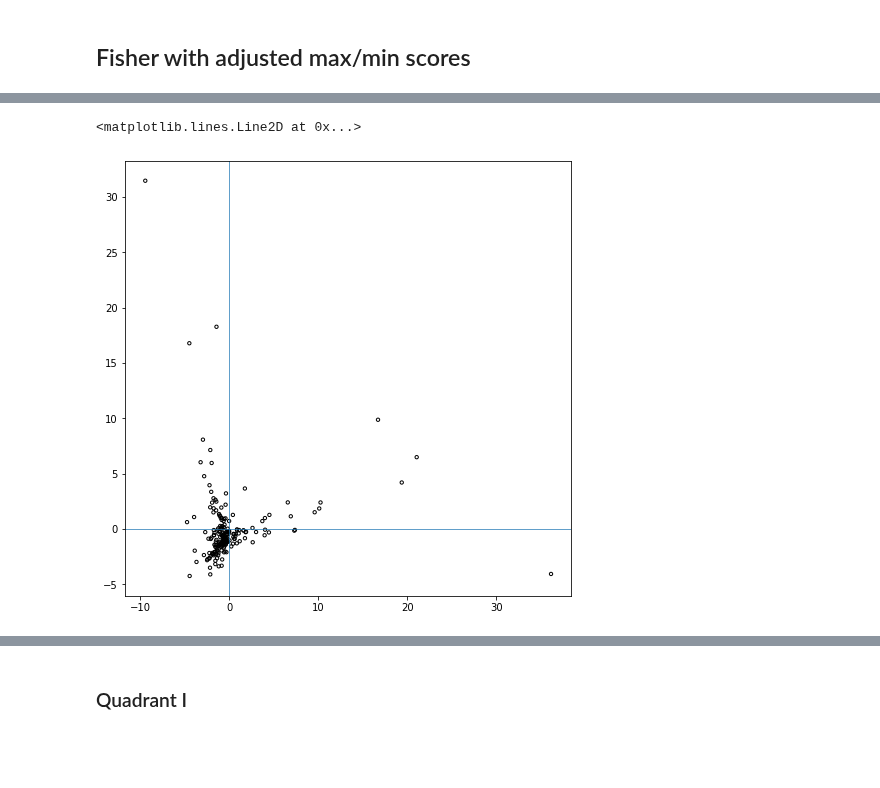
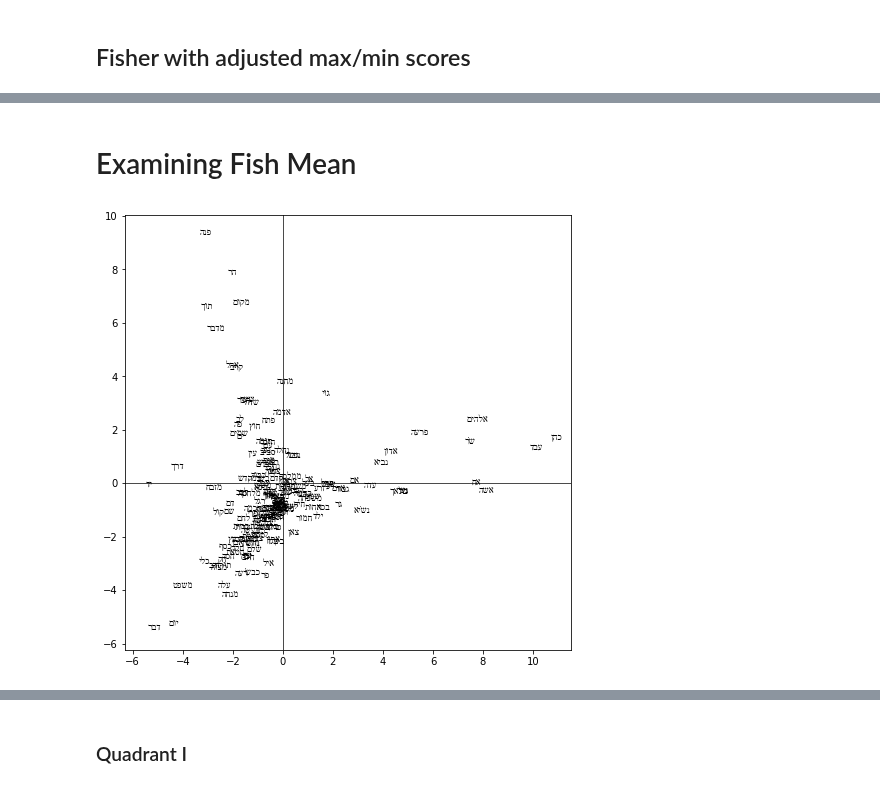
Before and after one commit to codykingham/noun_semantics, a Jupyter notebook: analysis.ipynb, the cells around one changed output, grey strips where cells are left out. Cells and saved outputs as stored; diff of their text form; code cells hidden in the pictures; blank space fills up the shorter version.

```diff
--- a/analysis.ipynb
+++ b/analysis.ipynb
@@ -629,7 +612,7 @@ Name: context_type, dtype: float64
 fig, (ax1, ax2) = plt.subplots(1, 2, figsize=(12, 5))
 
 for ax, data in zip((ax1, ax2), (context_counts, context_props)):
-    data.plot(kind='bar', ax=ax, color='lightgrey', edgecolor='black', linewidth=0.8, width=0.7)
+    data.plot(kind='bar', ax=ax, color='white', edgecolor='black', linewidth=0.8, width=0.7)
     ax.grid(axis='y')
     ax.set_axisbelow(True)
     ax.axhline(0, color='black', linewidth=0.5)
@@ -846,12 +881,12 @@ fish_mean = fisherdata.copy()
 def replace_score(score):
     if score < -2:
         return -2
-    elif score > 4:
-        return 4
+    elif score > 5:
+        return 5
     else:
         return score
 
-fish_mean = fish_mean.apply(lambda x: pd.Series(replace_score(y) for y in x), result_type='broadcast')
+fish_mean = fisherdata.apply(lambda x: pd.Series(replace_score(y) for y in x), result_type='broadcast')
 # %%
 fish_mean
 # %% [output]
@@ -928,0 +947,20 @@ loadings_df2 = loadings_df2.iloc[:2].T
+# %%
+# store PCA experiments by normalization type
+exp2pca = collections.defaultdict(dict)
+experiments = {
+    'fish_raw': fisherdata,
+    'fish_capped': fish_capped,
+    'fish_mean': fish_mean,
+}
+
+for exp_name, data in experiments.items():
+    print(exp_name)
+
+    pca_df, loadings_df = apply_pca(
+        data,
+        sample_axis=0,
+        feature_axis=1,
+        components=5
+    )
+    exp2pca[exp_name]['pca'] = pca_df.loc[:, :'PC2']
+    exp2pca[exp_name]['loadings'] = loadings_df.iloc[:2].T
@@ -929,8 +999,15 @@ loadings_df2 = loadings_df2.iloc[:2].T
+# %% [markdown]
+# Examining Fish Mean
+# %%
+fm_pca = exp2pca['fish_mean']['pca']
+fm_loads = exp2pca['fish_mean']['loadings']
 # %%
+fm_pca_subset = fm_pca.loc[fm_pca.abs().max(1) < 11]
 fig, ax = plt.subplots(figsize=(8,8))
-ax.scatter(pca_df2['PC1'], pca_df2['PC2'], s=11, color='', edgecolor='black')
-ax.axhline(0, linewidth=0.7)
-ax.axvline(0, linewidth=0.7)
+ax.scatter(fm_pca_subset['PC1'], fm_pca_subset['PC2'], s=11, color='')
+plot_nouns(fm_pca_subset, ax)
+ax.axhline(0, linewidth=0.7, color='black')
+ax.axvline(0, linewidth=0.7, color='black')
+savefig('pca_fish_mean_zoomed.svg')
 # %% [output]
-<matplotlib.lines.Line2D at 0x...>
-[figure, old version]
+[figure, new version]
```
Also changed, not shown: parts of 69 cells of this notebook, 10 other files.
